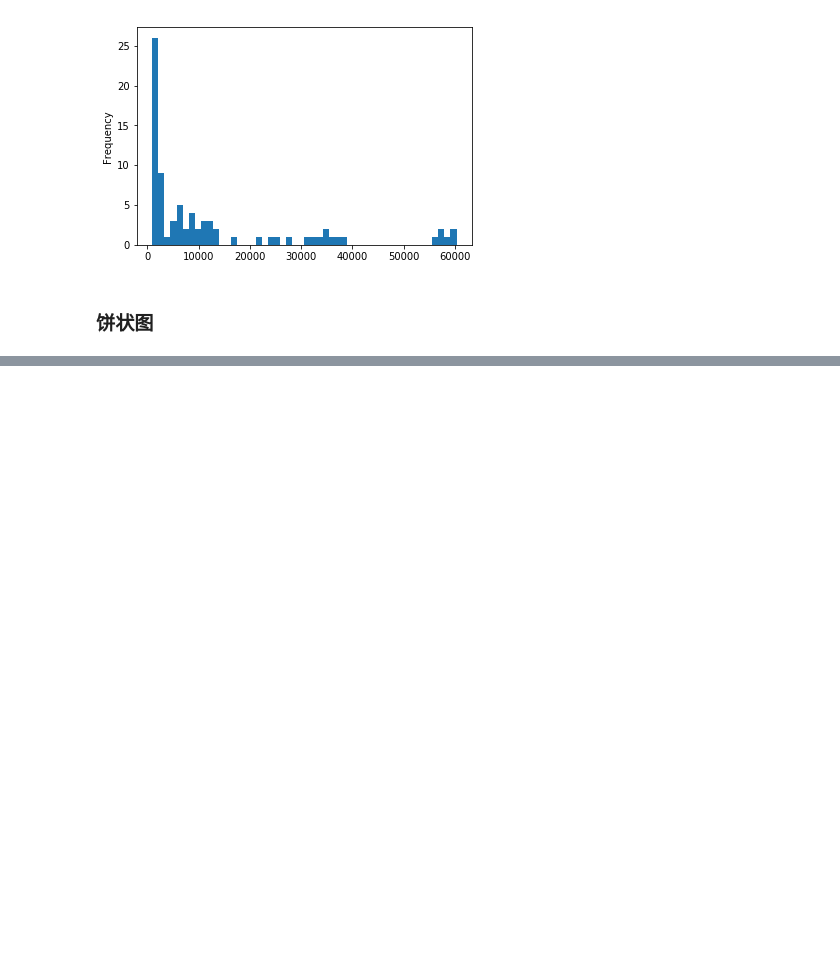
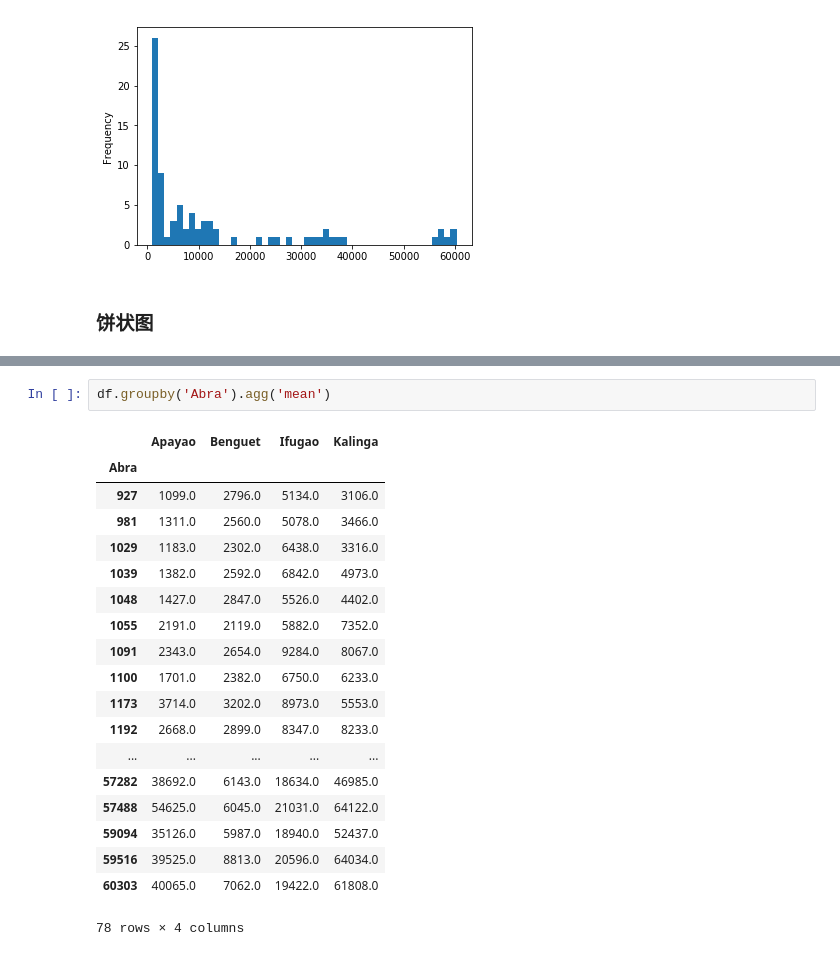
Before and after one commit to yemq3/Sysu_ML_Assignment, a Jupyter notebook: Lab4_1.ipynb, the cells around one changed output, grey strips where cells are left out. Cells and saved outputs as stored; diff of their text form; blank space fills up the shorter version.

```diff
--- a/Untitled.ipynb
+++ b/Lab4_1.ipynb
@@ -178,0 +219,22 @@ ValueError: pie requires either y column or 'subplots=True'
+# %%
+df.groupby('Abra').agg('mean')
+# %% [output]
+|  | Apayao | Benguet | Ifugao | Kalinga |
+| Abra |  |  |  |  |
+| 927 | 1099.0 | 2796.0 | 5134.0 | 3106.0 |
+| 981 | 1311.0 | 2560.0 | 5078.0 | 3466.0 |
+| 1029 | 1183.0 | 2302.0 | 6438.0 | 3316.0 |
+| 1039 | 1382.0 | 2592.0 | 6842.0 | 4973.0 |
+| 1048 | 1427.0 | 2847.0 | 5526.0 | 4402.0 |
+| 1055 | 2191.0 | 2119.0 | 5882.0 | 7352.0 |
+| 1091 | 2343.0 | 2654.0 | 9284.0 | 8067.0 |
+| 1100 | 1701.0 | 2382.0 | 6750.0 | 6233.0 |
+| 1173 | 3714.0 | 3202.0 | 8973.0 | 5553.0 |
+| 1192 | 2668.0 | 2899.0 | 8347.0 | 8233.0 |
+| ... | ... | ... | ... | ... |
+| 57282 | 38692.0 | 6143.0 | 18634.0 | 46985.0 |
+| 57488 | 54625.0 | 6045.0 | 21031.0 | 64122.0 |
+| 59094 | 35126.0 | 5987.0 | 18940.0 | 52437.0 |
+| 59516 | 39525.0 | 8813.0 | 20596.0 | 64034.0 |
+| 60303 | 40065.0 | 7062.0 | 19422.0 | 61808.0 |
+78 rows × 4 columns
```
Also changed, not shown: parts of 6 cells of this notebook.
